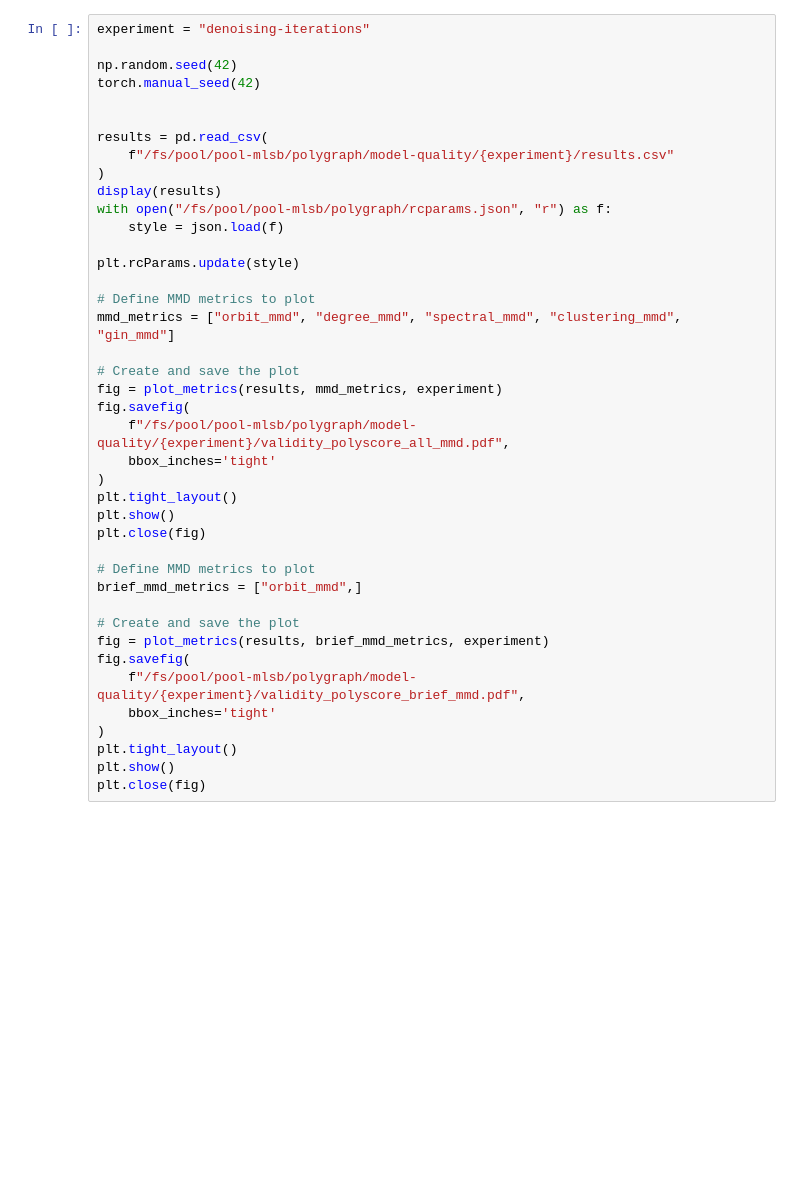
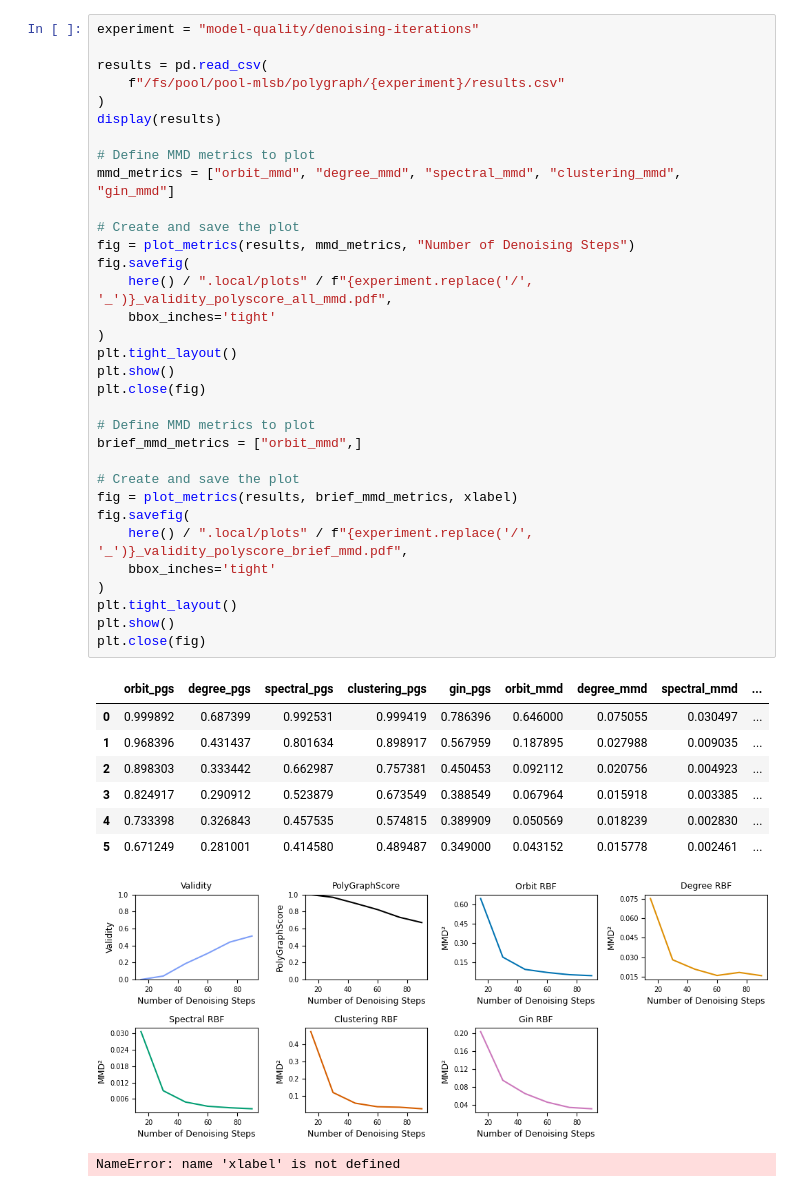
Before and after one commit to BorgwardtLab/polygraph-benchmark, a Jupyter notebook: experiments/model-quality/analysis.ipynb, the cells around one changed output. Cells and saved outputs as stored; diff of their text form; blank space fills up the shorter version.

Commit message:
feat: updated code for model quality experiments (#115)

```diff
--- a/experiments/model-quality/analysis.ipynb
+++ b/experiments/model-quality/analysis.ipynb
@@ -99,44 +115,46 @@ def plot_metrics(results_df, mmd_metrics, experiment_name):
 # %%
-experiment = "denoising-iterations"
-
-np.random.seed(42)
-torch.manual_seed(42)
-
+experiment = "model-quality/denoising-iterations"
 
 results = pd.read_csv(
-    f"/fs/pool/pool-mlsb/polygraph/model-quality/{experiment}/results.csv"
+    f"/fs/pool/pool-mlsb/polygraph/{experiment}/results.csv"
 )
 display(results)
-with open("/fs/pool/pool-mlsb/polygraph/rcparams.json", "r") as f:
-    style = json.load(f)
-
-plt.rcParams.update(style)
 
 # Define MMD metrics to plot
 mmd_metrics = ["orbit_mmd", "degree_mmd", "spectral_mmd", "clustering_mmd", "gin_mmd"]
 
 # Create and save the plot
-fig = plot_metrics(results, mmd_metrics, experiment)
+fig = plot_metrics(results, mmd_metrics, "Number of Denoising Steps")
 fig.savefig(
-    f"/fs/pool/pool-mlsb/polygraph/model-quality/{experiment}/validity_polyscore_all_mmd.pdf",
+    here() / ".local/plots" / f"{experiment.replace('/', '_')}_validity_polyscore_all_mmd.pdf",
     bbox_inches='tight'
 )
 plt.tight_layout()
 plt.show()
 plt.close(fig)
 
 # Define MMD metrics to plot
 brief_mmd_metrics = ["orbit_mmd",]
 
 # Create and save the plot
-fig = plot_metrics(results, brief_mmd_metrics, experiment)
+fig = plot_metrics(results, brief_mmd_metrics, xlabel)
 fig.savefig(
-    f"/fs/pool/pool-mlsb/polygraph/model-quality/{experiment}/validity_polyscore_brief_mmd.pdf",
+    here() / ".local/plots" / f"{experiment.replace('/', '_')}_validity_polyscore_brief_mmd.pdf",
     bbox_inches='tight'
 )
 plt.tight_layout()
 plt.show()
 plt.close(fig)
+# %% [output]
+|  | orbit_pgs | degree_pgs | spectral_pgs | clustering_pgs | gin_pgs | orbit_mmd | degree_mmd | spectral_mmd | ... |
+| 0 | 0.999892 | 0.687399 | 0.992531 | 0.999419 | 0.786396 | 0.646000 | 0.075055 | 0.030497 | ... |
+| 1 | 0.968396 | 0.431437 | 0.801634 | 0.898917 | 0.567959 | 0.187895 | 0.027988 | 0.009035 | ... |
+| 2 | 0.898303 | 0.333442 | 0.662987 | 0.757381 | 0.450453 | 0.092112 | 0.020756 | 0.004923 | ... |
+| 3 | 0.824917 | 0.290912 | 0.523879 | 0.673549 | 0.388549 | 0.067964 | 0.015918 | 0.003385 | ... |
+| 4 | 0.733398 | 0.326843 | 0.457535 | 0.574815 | 0.389909 | 0.050569 | 0.018239 | 0.002830 | ... |
+| 5 | 0.671249 | 0.281001 | 0.414580 | 0.489487 | 0.349000 | 0.043152 | 0.015778 | 0.002461 | ... |
+[figure, added]
+NameError: name 'xlabel' is not defined
 # %%
 pgs_columns = ["num_steps", "validity", "polyscore", "orbit_pgs", "degree_pgs", "spectral_pgs", "clustering_pgs", "gin_pgs"]
 pgs_df = results[pgs_columns]
```
Also changed, not shown: parts of 6 cells of this notebook, 2 other files.
